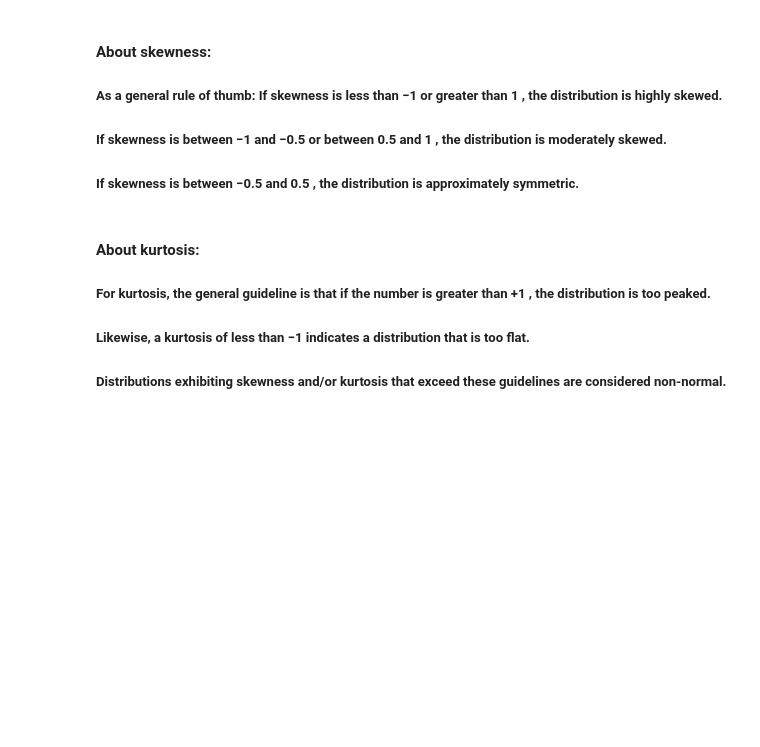
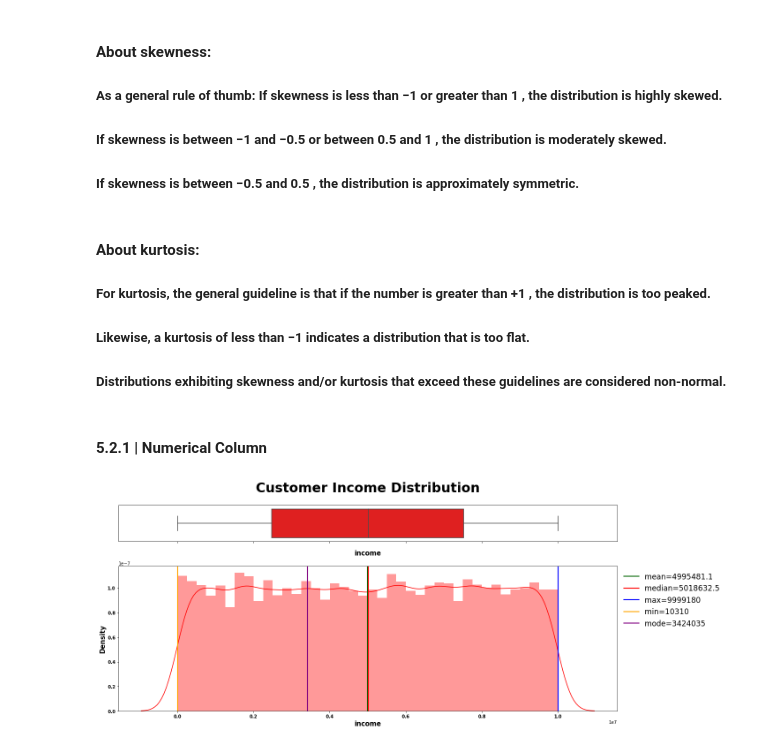
Before and after one commit to masete/Loan-Prediction-based-on-Customer-Behaviour, a Jupyter notebook: eda.ipynb, the cells around one changed output. Saved outputs shown, nothing was run; the diff lists cells and outputs as text; code cells hidden in the pictures; blank space fills up the shorter version.

Commit message:
customer income distribution graph

```diff
--- a/eda.ipynb
+++ b/eda.ipynb
@@ -766,3 +766,11 @@ loan.groupby("car_ownership").risk_flag.apply(lambda x: (x.sum() / x.size) * 100
 ##### For kurtosis, the general guideline is that if the number is greater than  +1 , the distribution is too peaked.
 ##### Likewise, a kurtosis of less than  −1  indicates a distribution that is too flat.
 ##### Distributions exhibiting skewness and/or kurtosis that exceed these guidelines are considered non-normal.
+# %% [markdown]
+#### 5.2.1 | Numerical Column
+# %%
+numerical_plotting(data=loan, col="income",
+                   title="Customer Income Distribution",
+                   symb=" ", ylabel="Density", color="red");
+# %% [output]
+[figure, added]
```
